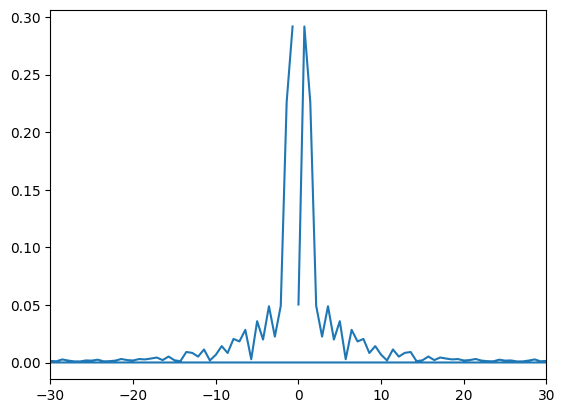
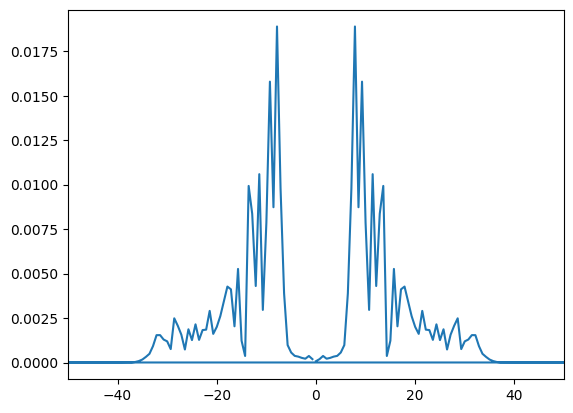
The change to this notebook cell's code, shown as a diff; its figure went from the first image to the second:
--- before
+++ after
@@ -1,3 +1,3 @@
 plt.plot(freq, np.abs(c))
-plt.xlim(-30, 30)
+plt.xlim(-50, 50)
 plt.show()

Commit: added README file